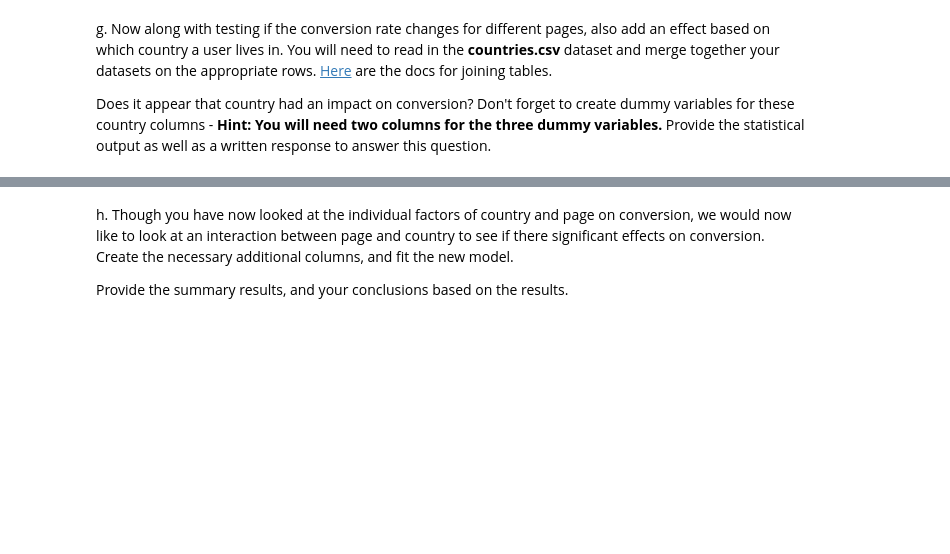
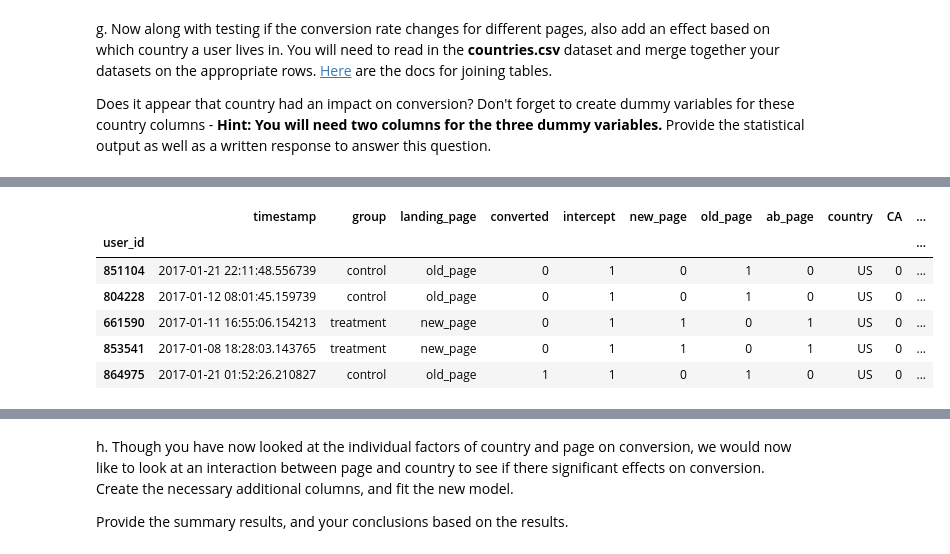
Before and after one commit to naomisn/Analyze-A-B-test, a Jupyter notebook: Analyze_ab_test_results_notebook.ipynb, the cells around one changed output, grey strips where cells are left out. Drawn from its saved outputs; the diff is of its cells as text; code cells hidden in the pictures; blank space fills up the shorter version.

```diff
--- a/Analyze_ab_test_results_notebook.ipynb
+++ b/Analyze_ab_test_results_notebook.ipynb
@@ -353,0 +372,4 @@ b. The goal is to use **statsmodels** to fit the regression model you specified
+# %%
+# Creating dummy variable for landing_page
+df2[['new_page', 'old_page']] = pd.get_dummies(df2['landing_page'])
+df2.head(2)
@@ -353,0 +380,5 @@ b. The goal is to use **statsmodels** to fit the regression model you specified
+# %%
+# Adding a column ab_page treatment = 1 and control = 0
+mapper = {'control':0, 'treatment':1}
+df2['ab_page'] = df2['group'].map(mapper)
+df2.head(5)
@@ -367,3 +445,7 @@ f. Now, you are considering other things that might influence whether or not an
 g. Now along with testing if the conversion rate changes for different pages, also add an effect based on which country a user lives in. You will need to read in the **countries.csv** dataset and merge together your datasets on the appropriate rows.  [Here](https://pandas.pydata.org/pandas-docs/stable/generated/pandas.DataFrame.join.html) are the docs for joining tables.
 
 Does it appear that country had an impact on conversion?  Don't forget to create dummy variables for these country columns - **Hint: You will need two columns for the three dummy variables.** Provide the statistical output as well as a written response to answer this question.
+# %%
+#Reading the new dataset as df_countries
+df_countries = pd.read_csv('countries.csv')
+df_countries.head()
@@ -369,0 +459,4 @@ Does it appear that country had an impact on conversion?  Don't forget to create
+# %%
+#Joining dataframes by setting an index "user_id"
+df3 = df2.set_index('user_id').join(df_countries.set_index('user_id'))
+df3.head(5)
@@ -369,0 +482,12 @@ Does it appear that country had an impact on conversion?  Don't forget to create
+# %%
+#Country's dummies
+df3[['CA','UK','US']] = pd.get_dummies(df3['country'])
+df3.head()
+# %% [output]
+|  | timestamp | group | landing_page | converted | intercept | new_page | old_page | ab_page | country | CA | ... |
+| user_id |  |  |  |  |  |  |  |  |  |  | ... |
+| 851104 | 2017-01-21 22:11:48.556739 | control | old_page | 0 | 1 | 0 | 1 | 0 | US | 0 | ... |
+| 804228 | 2017-01-12 08:01:45.159739 | control | old_page | 0 | 1 | 0 | 1 | 0 | US | 0 | ... |
+| 661590 | 2017-01-11 16:55:06.154213 | treatment | new_page | 0 | 1 | 1 | 0 | 1 | US | 0 | ... |
+| 853541 | 2017-01-08 18:28:03.143765 | treatment | new_page | 0 | 1 | 1 | 0 | 1 | US | 0 | ... |
+| 864975 | 2017-01-21 01:52:26.210827 | control | old_page | 1 | 1 | 0 | 1 | 0 | US | 0 | ... |
```
Also changed, not shown: parts of 31 cells of this notebook.
